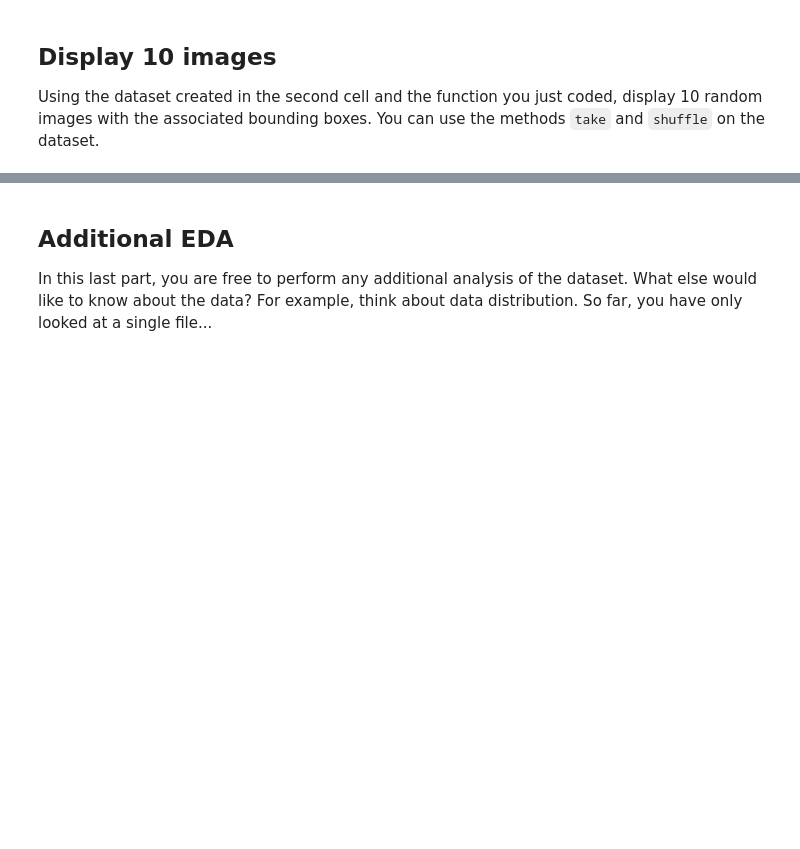
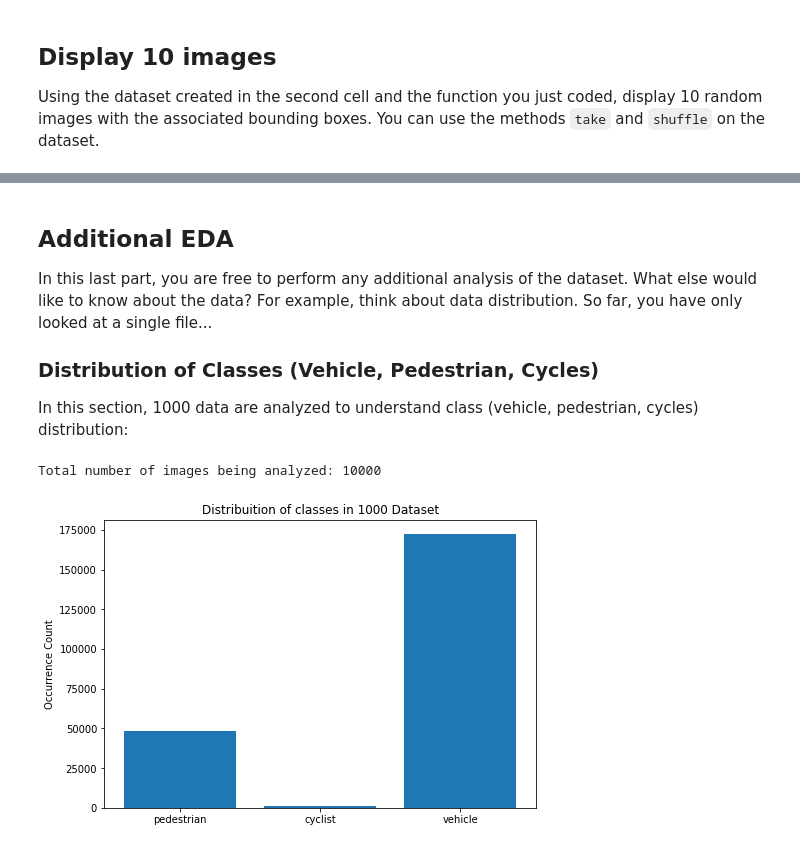
Before and after one commit to neglashkari/nd013-c1-vision-starter, a Jupyter notebook: ExploratoryDataAnalysis.ipynb, the cells around one changed output, grey strips where cells are left out. Drawn from its saved outputs; the diff is of its cells as text; code cells hidden in the pictures; blank space fills up the shorter version.

```diff
--- a/ExploratoryDataAnalysis.ipynb
+++ b/ExploratoryDataAnalysis.ipynb
@@ -148,3 +148,45 @@ print('#########################################STEP1 (EDA)- Image/BBX Display C
 
 In this last part, you are free to perform any additional analysis of the dataset. What else would like to know about the data?
 For example, think about data distribution. So far, you have only looked at a single file...
+
+### Distribution of Classes (Vehicle, Pedestrian, Cycles)
+In this section, 1000 data are analyzed to understand class (vehicle, pedestrian, cycles) distribution:
+# %%
+class_count = {1: 0, 2: 0, 4: 0}
+pixel_values_mean = []
+data_count=0
+
+for idx, train_data in enumerate(dataset_tf):
+    image = train_data['image'].numpy()
+    classes = train_data['groundtruth_classes'].numpy()
+
+    for obj_class in classes:
+        class_count[obj_class] += 1
+
+    # mean pixel value of each image
+    pixel_values_mean.append(np.mean(image))
+
+    data_count += 1
+    if data_count == 10000:
+        break
+
+print(f'Total number of data being analyzed: {data_count}')
+# %% [output]
+Total number of images being analyzed: 10000
+# %%
+number_of_vehicles = class_count[1]
+number_of_pedestrians = class_count[2]
+number_of_cyclists = class_count[4]
+
+fig = plt.figure()
+ax = fig.add_axes([0, 0, 1, 1])
+
+ax.set_title('Distribuition of classes in 1000 Dataset')
+ax.set_ylabel('Occurrence Count')
+
+labels = ['pedestrian', 'cyclist', 'vehicle']
+values = [number_of_pedestrians, number_of_cyclists, number_of_vehicles]
+ax.bar(labels, values)
+plt.show()
+# %% [output]
+[figure, added]
```
Also changed, not shown: parts of 4 cells of this notebook.
